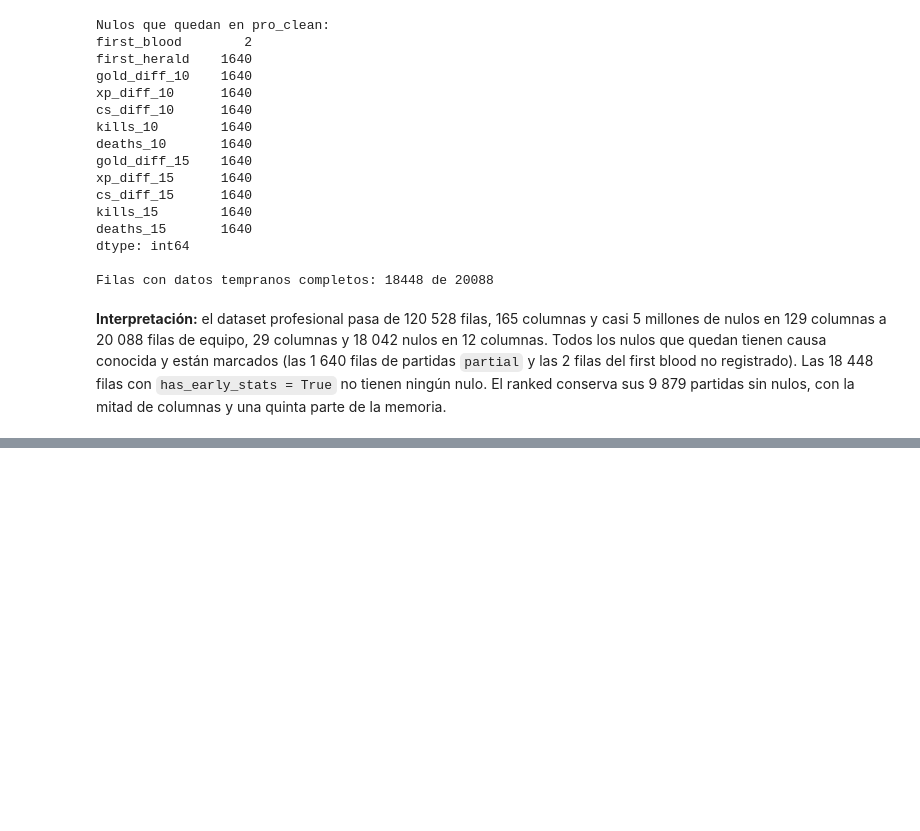
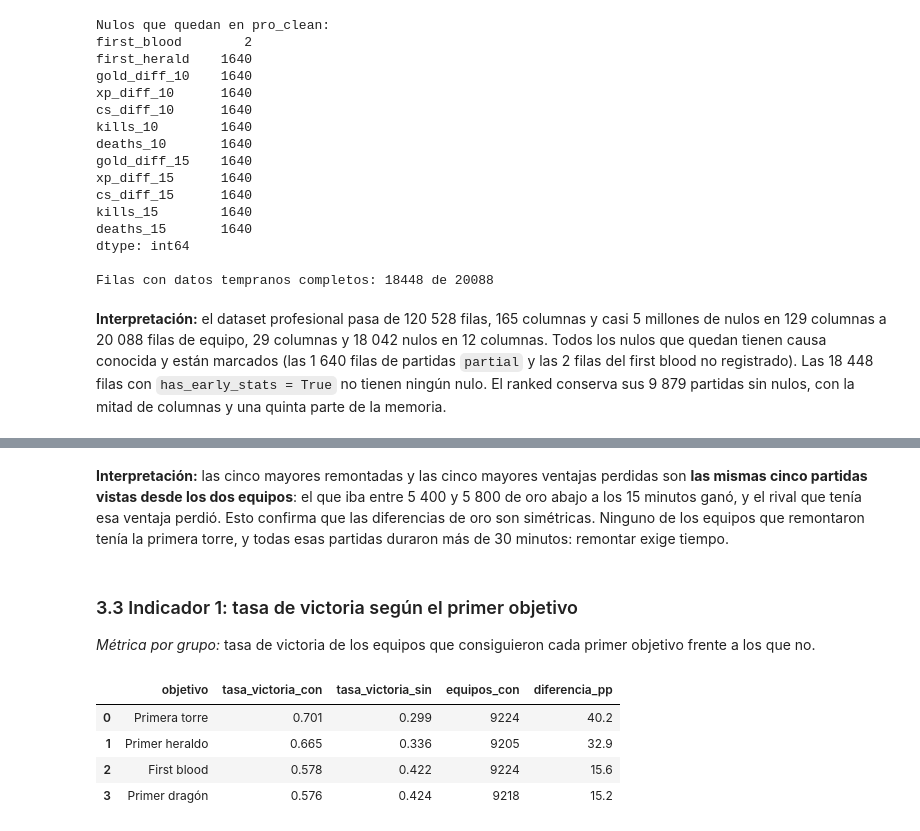
Before and after one commit to juancamilomontes/proyecto-lol-ciencia-datos, a Jupyter notebook: notebooks/data_preparation.ipynb, the cells around one changed output, grey strips where cells are left out. Cells and saved outputs as stored; diff of their text form; code cells hidden in the pictures; blank space fills up the shorter version.

Commit message:
feat: implement data filtering and aggregation

```diff
--- a/notebooks/data_preparation.ipynb
+++ b/notebooks/data_preparation.ipynb
@@ -488,0 +549,28 @@ Filas con datos tempranos completos: 18448 de 20088
+# %% [markdown]
+**Interpretación:** las cinco mayores remontadas y las cinco mayores ventajas perdidas son **las mismas cinco partidas vistas desde los dos equipos**: el que iba entre 5 400 y 5 800 de oro abajo a los 15 minutos ganó, y el rival que tenía esa ventaja perdió. Esto confirma que las diferencias de oro son simétricas. Ninguno de los equipos que remontaron tenía la primera torre, y todas esas partidas duraron más de 30 minutos: remontar exige tiempo.
+# %% [markdown]
+### 3.3 Indicador 1: tasa de victoria según el primer objetivo
+
+*Métrica por grupo:* tasa de victoria de los equipos que consiguieron cada primer objetivo frente a los que no.
+# %%
+def tasa_por_objetivo(df, objetivos, resultado):
+    filas = []
+    for nombre, columna in objetivos.items():
+        g = df.groupby(columna, observed=True)[resultado].agg(['mean', 'size'])
+        filas.append({'objetivo': nombre,
+                      'tasa_victoria_con': round(g.loc[1, 'mean'], 3),
+                      'tasa_victoria_sin': round(g.loc[0, 'mean'], 3),
+                      'equipos_con': int(g.loc[1, 'size'])})
+    tabla = pd.DataFrame(filas)
+    tabla['diferencia_pp'] = ((tabla['tasa_victoria_con'] - tabla['tasa_victoria_sin']) * 100).round(1)
+    return tabla.sort_values('tasa_victoria_con', ascending=False).reset_index(drop=True)
+
+objetivos_pro = tasa_por_objetivo(pro15, {'Primera torre': 'first_tower', 'Primer dragón': 'first_dragon',
+                                          'Primer heraldo': 'first_herald', 'First blood': 'first_blood'}, 'result')
+objetivos_pro
+# %% [output]
+|  | objetivo | tasa_victoria_con | tasa_victoria_sin | equipos_con | diferencia_pp |
+| 0 | Primera torre | 0.701 | 0.299 | 9224 | 40.2 |
+| 1 | Primer heraldo | 0.665 | 0.336 | 9205 | 32.9 |
+| 2 | First blood | 0.578 | 0.422 | 9224 | 15.6 |
+| 3 | Primer dragón | 0.576 | 0.424 | 9218 | 15.2 |
```
Also changed, not shown: parts of 24 cells of this notebook.
